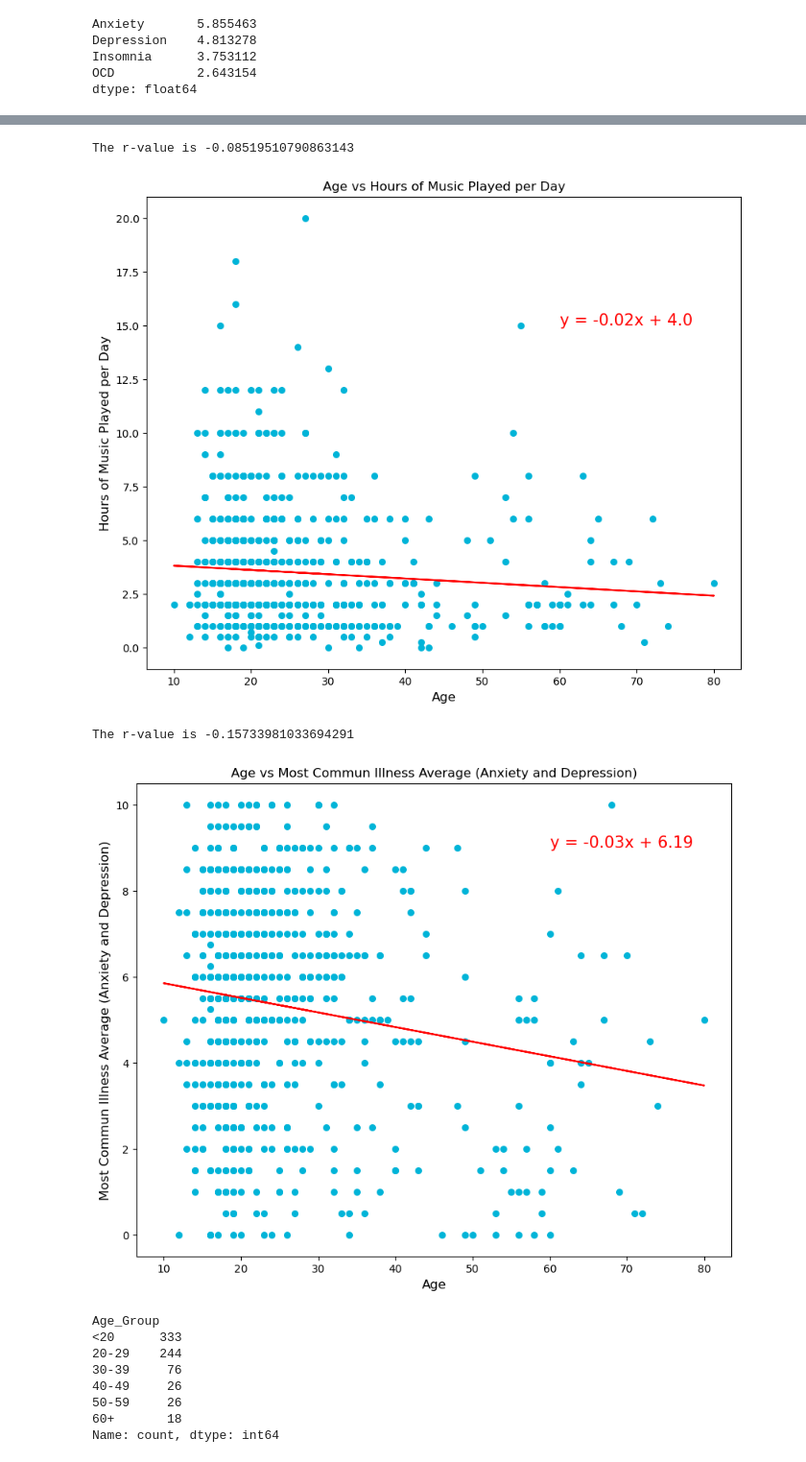
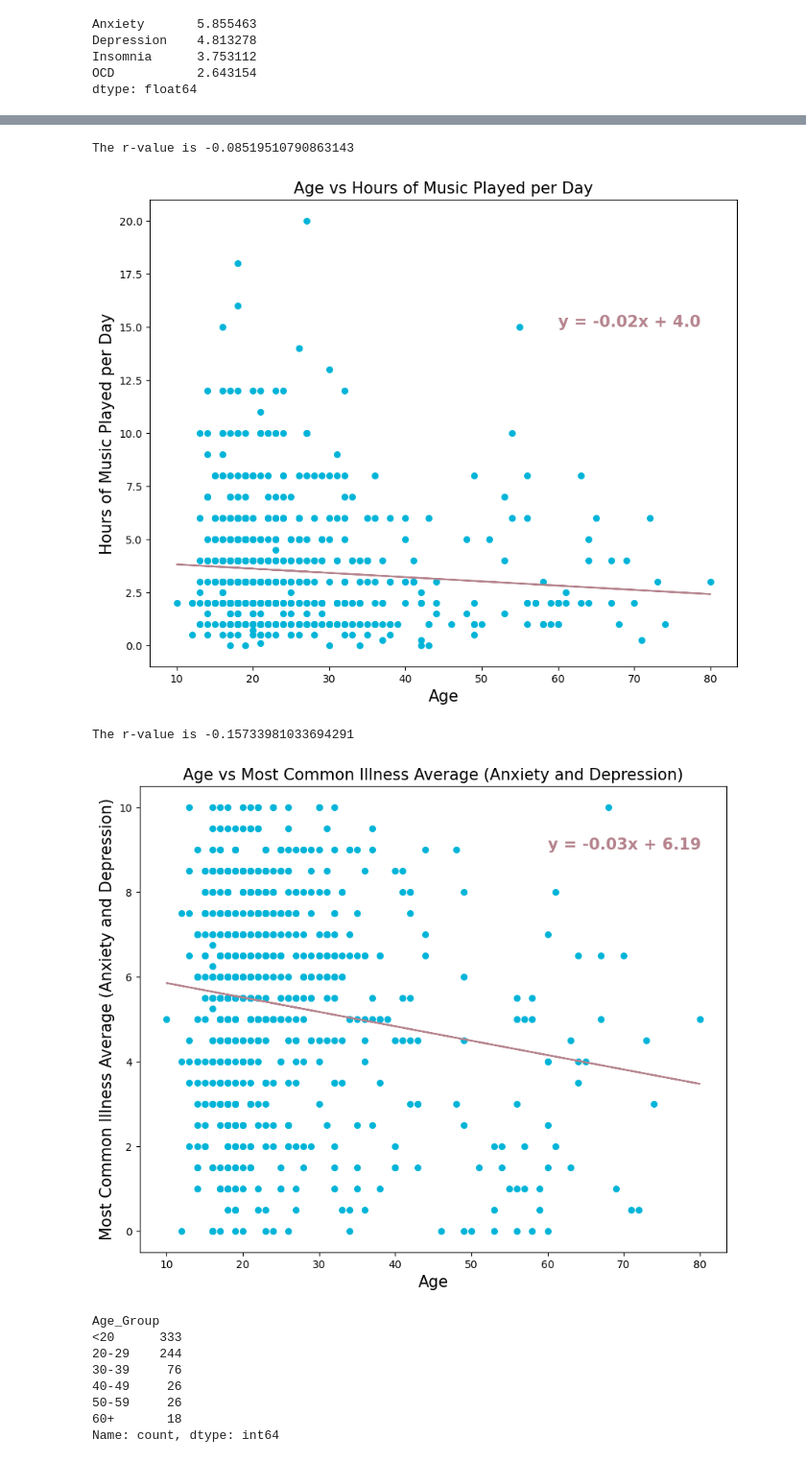
Before and after one commit to TheWizler/project1_group_10, a Jupyter notebook: Elizabeth's_work/question_2_clean.ipynb, the cells around one changed output, grey strips where cells are left out. Shown at 96% size. Cells and saved outputs as stored; diff of their text form; code cells hidden in the pictures.

```diff
--- a/Elizabeth's_work/question_2_clean.ipynb
+++ b/Elizabeth's_work/question_2_clean.ipynb
@@ -246,15 +246,16 @@ def doRegression(x_values, y_values, x_title, y_title, annotation_position):
 
     #Plot values
     plt.scatter(x_values, y_values, color="#00b4d8", s=30)
-    plt.plot(x_values, regress_values, "-r")
+    plt.plot(x_values, regress_values, "#B5838D")
 
-    plt.xlabel(x_title, fontsize=12)
-    plt.ylabel(y_title, fontsize=12)
-    plt.title(f"{x_title} vs {y_title}")
+    plt.xlabel(x_title, fontsize=15)
+    plt.ylabel(y_title, fontsize=15)
+    plt.title(f"{x_title} vs {y_title}", fontsize=15)
 
-    plt.annotate(line_eq, annotation_position, fontsize=15, color="red")
+    plt.annotate(line_eq, annotation_position, fontsize=15, color="#B5838D", fontweight="bold" )
 
     print(f'The r-value is {rvalue}')
+    plt.savefig(f"{x_title} vs {y_title}")
     plt.show()
 # %%
 # Linear regression on
@@ -263,15 +264,15 @@ y_values = df_new["Hours per day"]
 doRegression(x_values, y_values, "Age", "Hours of Music Played per Day", (60,15))
 # %% [output]
 The r-value is -0.08519510790863143
-[figure, old version]
+[figure, new version]
 # %%
 # Linear regression on Northern Hemisphere
 x_values = df_new["Age"]
-y_values = df_new["Most_Commun_Avg"]
-doRegression(x_values, y_values, "Age", "Most Commun Illness Average (Anxiety and Depression)", (60,9))
+y_values = df_new["Most_Common_Avg"]
+doRegression(x_values, y_values, "Age", "Most Common Illness Average (Anxiety and Depression)", (60,9))
 # %% [output]
 The r-value is -0.15733981033694291
-[figure, old version]
+[figure, new version]
 # %%
 question2_df["Age_Group"].value_counts()
 # %% [output]
```
Also changed, not shown: parts of 5 cells of this notebook, 6 other files.
